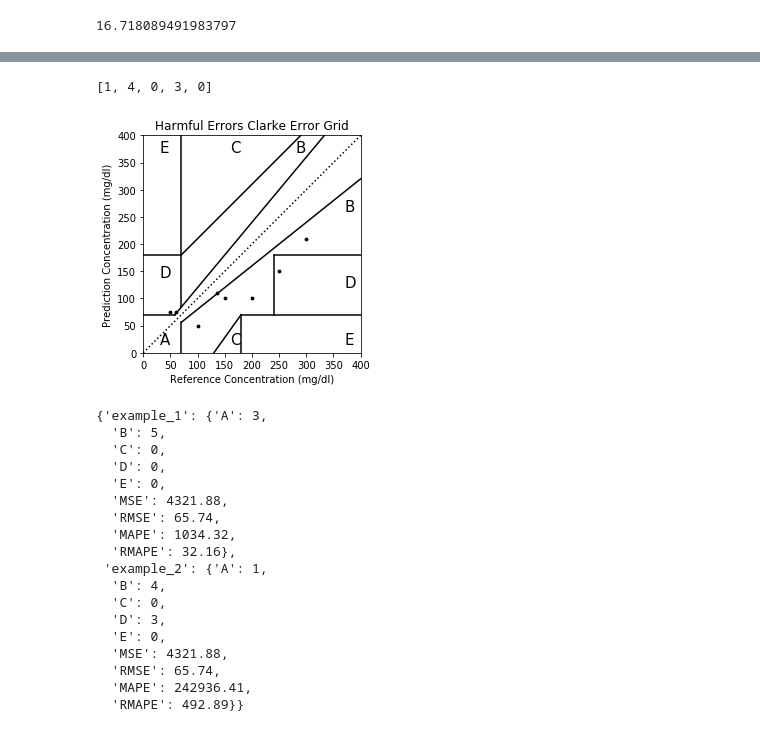
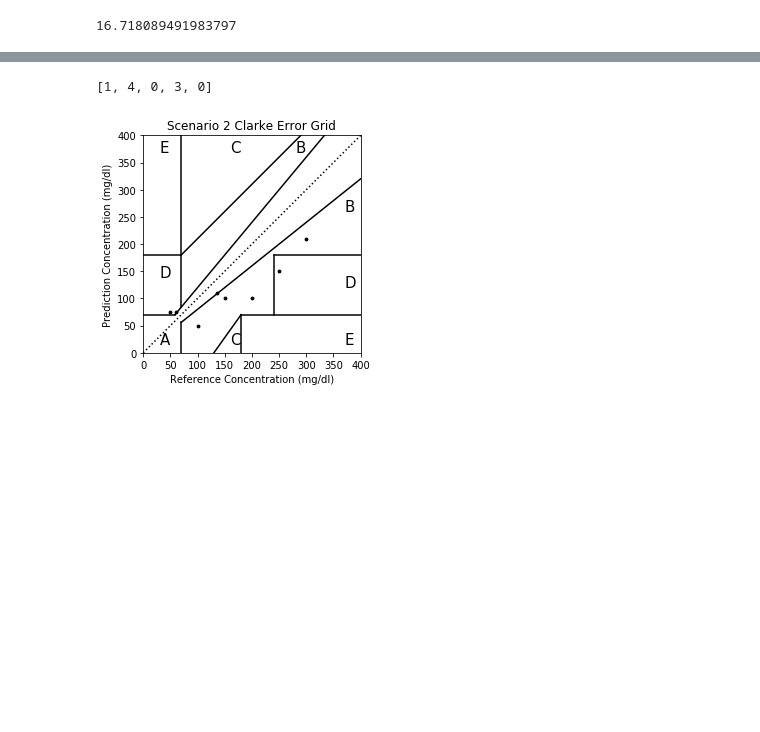
Before and after one commit to spitoglou/madex, a Jupyter notebook: experiments.ipynb, the cells around one changed output, grey strips where cells are left out. Cells and saved outputs as stored; diff of their text form; code cells hidden in the pictures; blank space fills up the shorter version.

```diff
--- a/experiments.ipynb
+++ b/experiments.ipynb
@@ -85,5 +89,5 @@ y_true = [50, 60, 100, 135, 150, 200, 250, 300]
 y_pred1 = [25, 45, 150, 160, 200, 300, 350, 390]
 y_pred2 = [75, 75, 50, 110, 100, 100, 150, 210]
 results = {}
-results['example_1'] = {}
-results['example_2'] = {}
+results['Scenario 1'] = {}
+results['Scenario 2'] = {}
@@ -90,17 +107,17 @@ results['example_2'] = {}
 # %%
-zones = clarke_error_grid(y_true,y_pred1, "Harmless Errors")[1]
+zones = clarke_error_grid(y_true,y_pred1, "Scenario 1")[1]
 print(zones)
-results['example_1']['A'] = zones[0]
-results['example_1']['B'] = zones[1]
-results['example_1']['C'] = zones[2]
-results['example_1']['D'] = zones[3]
-results['example_1']['E'] = zones[4]
+results['Scenario 1']['A'] = zones[0]
+results['Scenario 1']['B'] = zones[1]
+results['Scenario 1']['C'] = zones[2]
+results['Scenario 1']['D'] = zones[3]
+results['Scenario 1']['E'] = zones[4]
 mse = mean_squared_error(y_true, y_pred1)
-results['example_1']['MSE'] = round(mse, 2)
-results['example_1']['RMSE'] = round(np.sqrt(mse), 2)
+results['Scenario 1']['MSE'] = round(mse, 2)
+results['Scenario 1']['RMSE'] = round(np.sqrt(mse), 2)
 mape = mean_adjusted_power_error(y_true, y_pred1)
-results['example_1']['MAPE'] = round(mape, 2)
-results['example_1']['RMAPE'] = round(np.sqrt(mape), 2)
+results['Scenario 1']['MAPE'] = round(mape, 2)
+results['Scenario 1']['RMAPE'] = round(np.sqrt(mape), 2)
 plt.show();
 # %% [output]
 [3, 5, 0, 0, 0]
@@ -108,39 +125,21 @@ plt.show();
 # %%
-zones = clarke_error_grid(y_true,y_pred2, "Harmful Errors")[1]
+zones = clarke_error_grid(y_true,y_pred2, "Scenario 2")[1]
 print(zones)
-results['example_2']['A'] = zones[0]
-results['example_2']['B'] = zones[1]
-results['example_2']['C'] = zones[2]
-results['example_2']['D'] = zones[3]
-results['example_2']['E'] = zones[4]
+results['Scenario 2']['A'] = zones[0]
+results['Scenario 2']['B'] = zones[1]
+results['Scenario 2']['C'] = zones[2]
+results['Scenario 2']['D'] = zones[3]
+results['Scenario 2']['E'] = zones[4]
 mse = mean_squared_error(y_true, y_pred2)
-results['example_2']['MSE'] = round(mse, 2)
-results['example_2']['RMSE'] = round(np.sqrt(mse), 2)
+results['Scenario 2']['MSE'] = round(mse, 2)
+results['Scenario 2']['RMSE'] = round(np.sqrt(mse), 2)
 mape = mean_adjusted_power_error(y_true, y_pred2)
-results['example_2']['MAPE'] = round(mape, 2)
-results['example_2']['RMAPE'] = round(np.sqrt(mape), 2)
+results['Scenario 2']['MAPE'] = round(mape, 2)
+results['Scenario 2']['RMAPE'] = round(np.sqrt(mape), 2)
 plt.show();
 # %% [output]
 [1, 4, 0, 3, 0]
-[figure, old version]
+[figure, new version]
-{'example_1': {'A': 3,
-  'B': 5,
-  'C': 0,
-  'D': 0,
-  'E': 0,
-  'MSE': 4321.88,
-  'RMSE': 65.74,
-  'MAPE': 1034.32,
-  'RMAPE': 32.16},
- 'example_2': {'A': 1,
-  'B': 4,
-  'C': 0,
-  'D': 3,
-  'E': 0,
-  'MSE': 4321.88,
-  'RMSE': 65.74,
-  'MAPE': 242936.41,
-  'RMAPE': 492.89}}
 # %%
 import pprint
 pprint.pprint(results)
```
Also changed, not shown: parts of 11 cells of this notebook, 1 other file.
